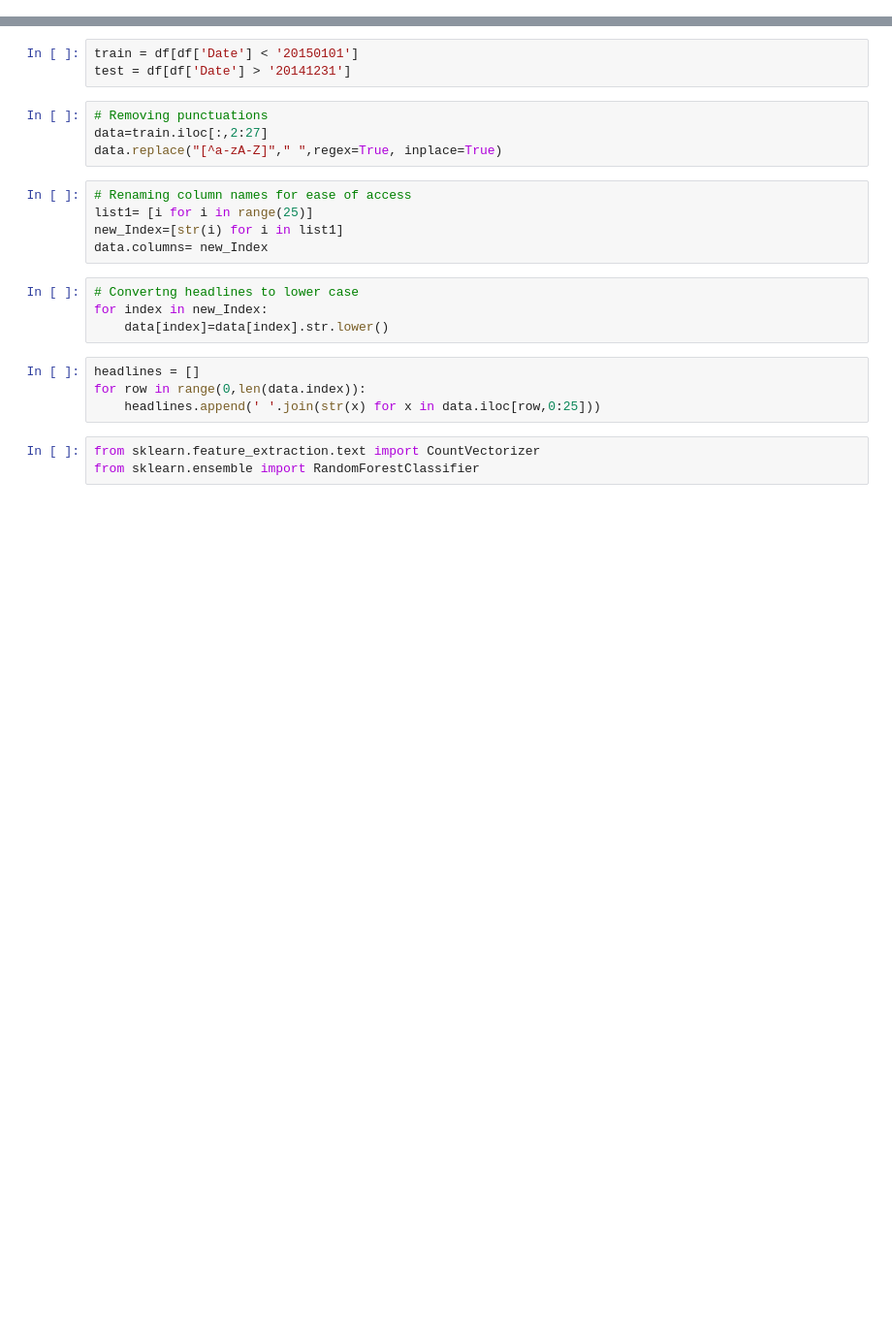
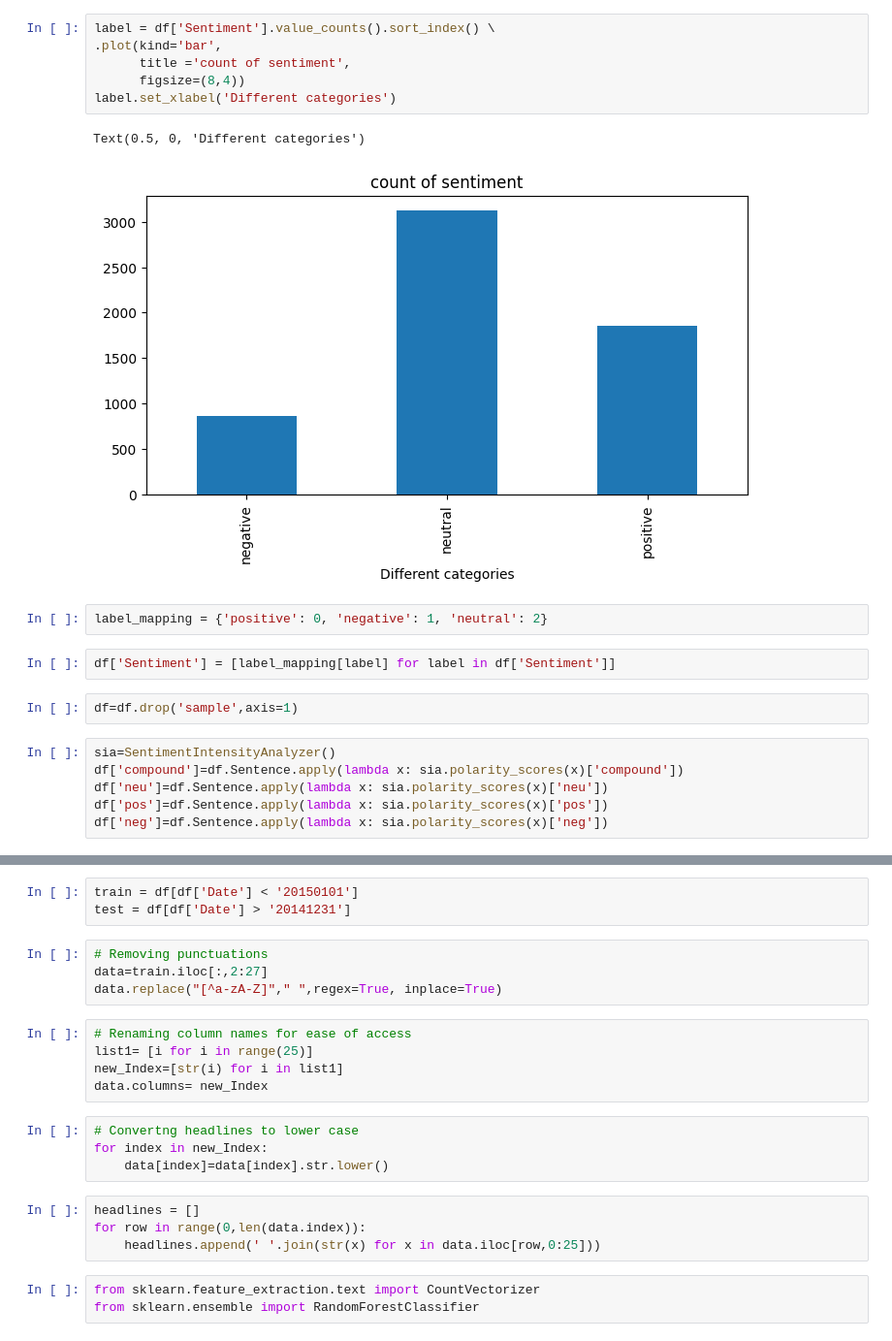
Before and after one commit to lovepreetmultani/Natural-Language-Processing, a Jupyter notebook: SentimentAnalysis.ipynb, the cells around one changed output, grey strips where cells are left out. Shown at 97% size. Saved outputs shown, nothing was run; the diff lists cells and outputs as text; blank space fills up the shorter version.

```diff
--- a/SentimentAnalysis.ipynb
+++ b/SentimentAnalysis.ipynb
@@ -11,0 +46,21 @@ df.head()
+# %%
+label = df['Sentiment'].value_counts().sort_index() \
+.plot(kind='bar',
+      title ='count of sentiment',
+      figsize=(8,4))
+label.set_xlabel('Different categories')
+# %% [output]
+Text(0.5, 0, 'Different categories')
+[figure, added]
+# %%
+label_mapping = {'positive': 0, 'negative': 1, 'neutral': 2}
+# %%
+df['Sentiment'] = [label_mapping[label] for label in df['Sentiment']]
+# %%
+df=df.drop('sample',axis=1)
+# %%
+sia=SentimentIntensityAnalyzer()
+df['compound']=df.Sentence.apply(lambda x: sia.polarity_scores(x)['compound'])
+df['neu']=df.Sentence.apply(lambda x: sia.polarity_scores(x)['neu'])
+df['pos']=df.Sentence.apply(lambda x: sia.polarity_scores(x)['pos'])
+df['neg']=df.Sentence.apply(lambda x: sia.polarity_scores(x)['neg'])
```
Also changed, not shown: parts of 12 cells of this notebook.
